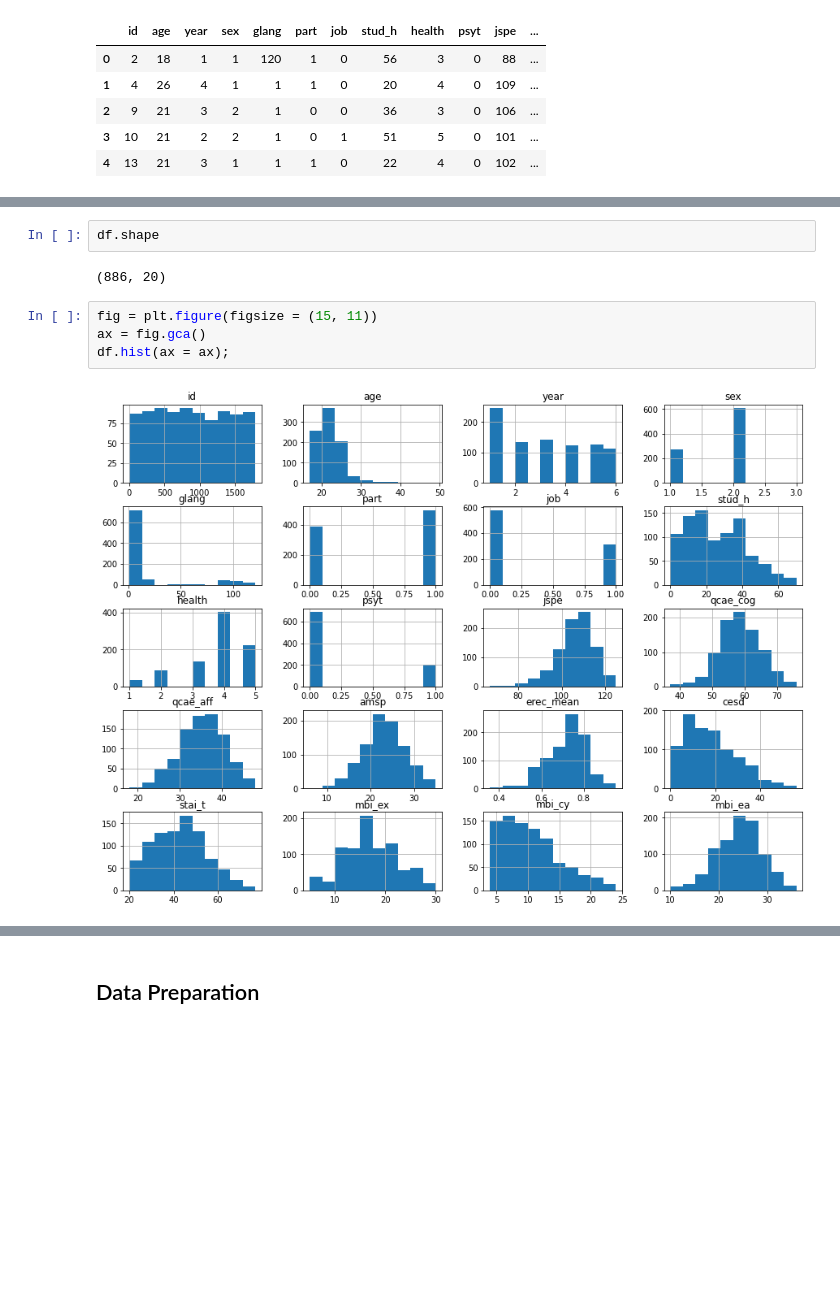
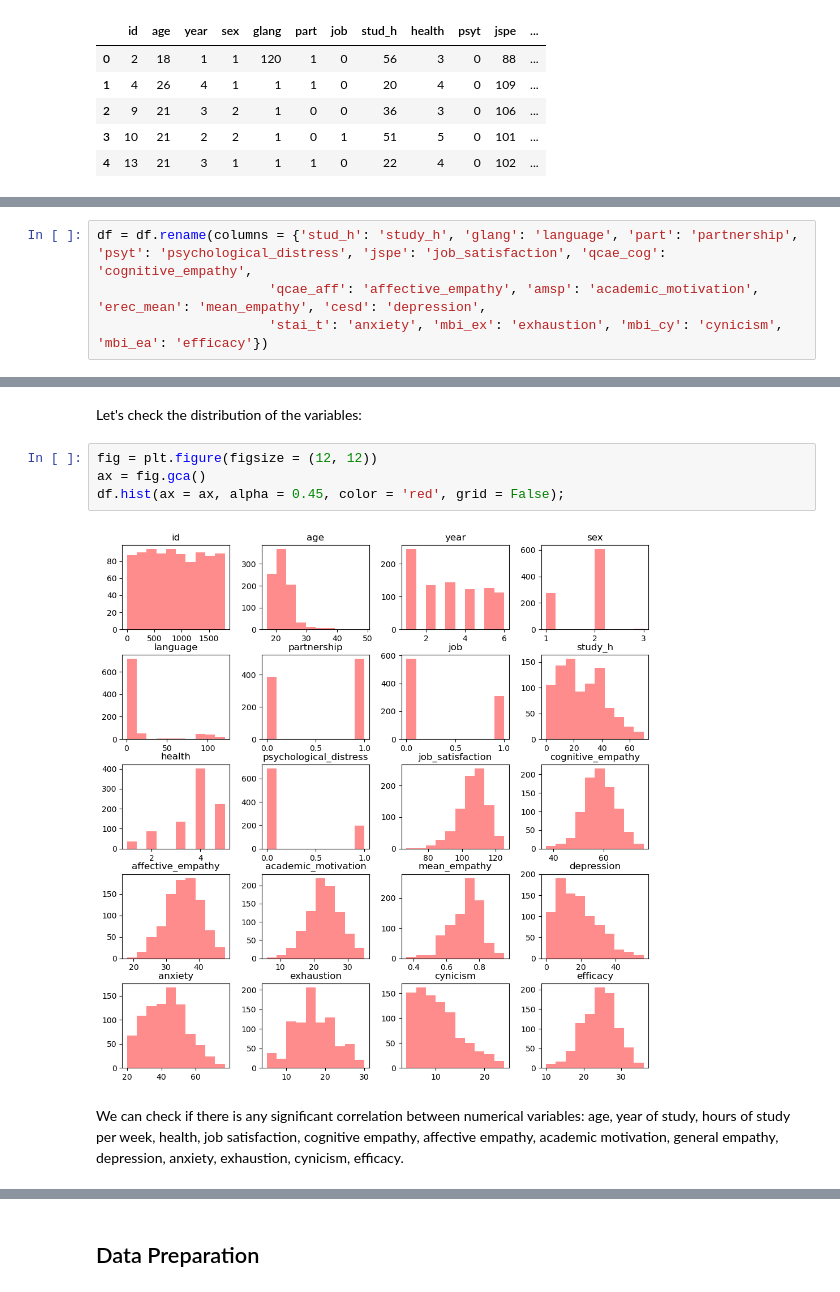
Before and after one commit to adegajew/mental-health, a Jupyter notebook: mental_health.ipynb, the cells around one changed output, grey strips where cells are left out. Saved outputs shown, nothing was run; the diff lists cells and outputs as text; blank space fills up the shorter version.

```diff
--- a/mental_health.ipynb
+++ b/mental_health.ipynb
@@ -54,3 +75,7 @@ Dataset has the follwing columns:
+# %%
+df = df.rename(columns = {'stud_h': 'study_h', 'glang': 'language', 'part': 'partnership', 'psyt': 'psychological_distress', 'jspe': 'job_satisfaction', 'qcae_cog': 'cognitive_empathy',
+                      'qcae_aff': 'affective_empathy', 'amsp': 'academic_motivation', 'erec_mean': 'mean_empathy', 'cesd': 'depression',
+                      'stai_t': 'anxiety', 'mbi_ex': 'exhaustion', 'mbi_cy': 'cynicism', 'mbi_ea': 'efficacy'})
 # %%
 df.describe()
 # %% [output]
@@ -85,11 +110,11 @@ mbi_ea         int64
 dtype: object
-# %%
-df.shape
-# %% [output]
-(886, 20)
+# %% [markdown]
+Let's check the distribution of the variables:
 # %%
-fig = plt.figure(figsize = (15, 11))
+fig = plt.figure(figsize = (12, 12))
 ax = fig.gca()
-df.hist(ax = ax);
+df.hist(ax = ax, alpha = 0.45, color = 'red', grid = False);
 # %% [output]
-[figure, old version]
+[figure, new version]
+# %% [markdown]
+We can check if there is any significant correlation between numerical variables: age, year of study, hours of study per week, health, job satisfaction, cognitive empathy, affective empathy, academic motivation, general empathy, depression, anxiety, exhaustion, cynicism, efficacy.
```
Also changed, not shown: parts of 68 cells of this notebook.
